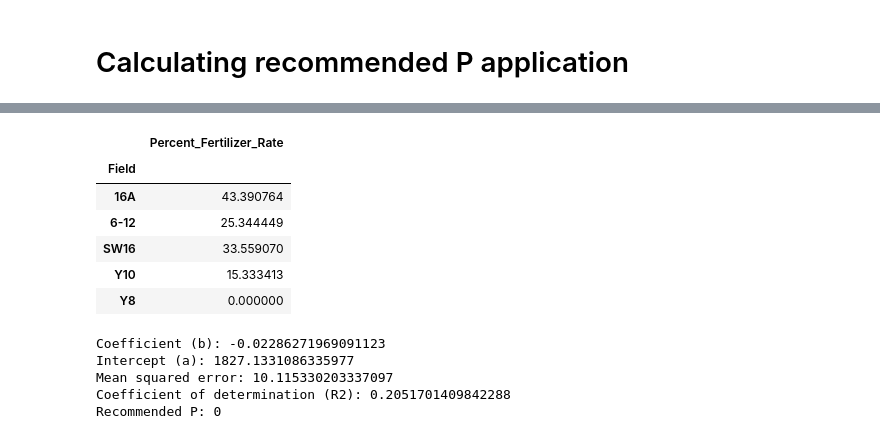
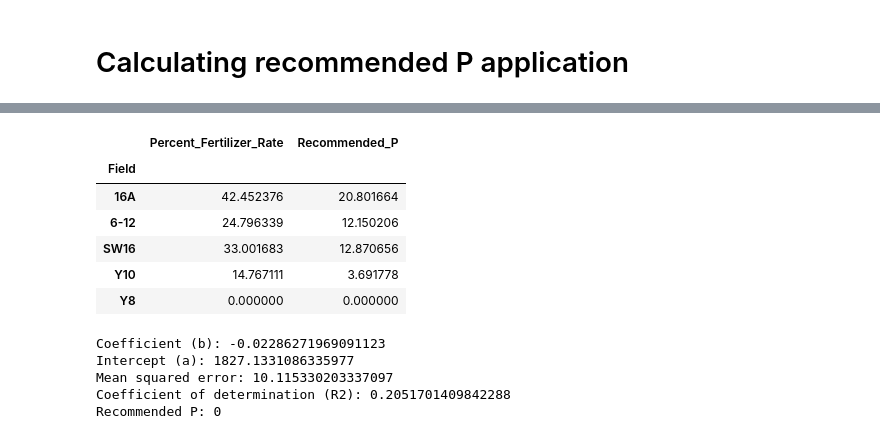
Before and after one commit to bo-maxwell-stevens/temple-phosphorus, a Jupyter notebook: 07_plotting_full_scinet_rf_output_zones.ipynb, the cells around one changed output, grey strips where cells are left out. Saved outputs shown, nothing was run; the diff lists cells and outputs as text; code cells hidden in the pictures.

```diff
--- a/07_plotting_full_scinet_rf_output_zones.ipynb
+++ b/07_plotting_full_scinet_rf_output_zones.ipynb
@@ -384,7 +384,7 @@ for field in fields:
         field_year_df = plotting_df[(plotting_df['field'] == field) & (plotting_df['year'] == year)].copy()
 
         # Convert units to metric
-        field_year_df.loc[:, 'x_metric'] = field_year_df['x']*0.45359/0.0404686
+        field_year_df.loc[:, 'x_metric'] = field_year_df['x']*0.45359/0.0404686 * 0.436
 
         # Extract x (P rate) and y (Yield)
         X = field_year_df['x_metric'].values.reshape(-1, 1)
@@ -439,25 +439,33 @@ recommended_P_df[['Field','Recommended_P']].groupby(['Field']).mean()
 | Y8 | 0.000000 |
 # %%
 # Treatments dictionary with medium treatment value for each field
+# treatments = {
+#     "16A": {"Medium": {"value": 22.5}},
+#     "6-12": {"Medium": {"value": 22.5}},
+#     "Y10": {"Medium": {"value": 11.3}},
+#     "Y8": {"Medium": {"value": 6.8}},
+#     "SW16": {"Medium": {"value": 18}}
+# }
 treatments = {
-    "16A": {"Medium": {"value": 22.5}},
-    "6-12": {"Medium": {"value": 22.5}},
-    "Y10": {"Medium": {"value": 11.3}},
-    "Y8": {"Medium": {"value": 6.8}},
-    "SW16": {"Medium": {"value": 18}}
+    "16A": {"Medium": {"value": 49}},
+    "6-12": {"Medium": {"value": 49}},
+    "Y10": {"Medium": {"value": 25}},
+    "Y8": {"Medium": {"value": 15}},
+    "SW16": {"Medium": {"value": 39}}
 }
 
-# Function to convert values to metric units
-def convert_to_metric(value):
-    return value * 0.45359 / 0.0404686
+# # Function to convert values to metric units
+# def convert_to_metric(value):
+#     return value * (0.45359 / 0.0404686)
 
-# Convert medium treatment values to metric units
-for field in treatments:
-    treatments[field]['Medium']['value'] = convert_to_metric(treatments[field]['Medium']['value'])
+# # Convert medium treatment values to metric units
+# for field in treatments:
+#     treatments[field]['Medium']['value'] = convert_to_metric(treatments[field]['Medium']['value'])
 
 # Add new columns to DataFrame
 recommended_P_df['Soil_Test_Recommended_P'] = recommended_P_df['Field'].map(lambda x: treatments.get(x, {}).get('Medium', {}).get('value', None))
 recommended_P_df['Percent_Fertilizer_Rate'] = (recommended_P_df['Recommended_P'] / recommended_P_df['Soil_Test_Recommended_P']) * 100
+recommended_P_df.loc[:, 'Recommended_P'] = recommended_P_df.loc[:, 'Recommended_P']
 
 recommended_P_df.to_csv('Output/Tables/Table S1.csv')
 (round(recommended_P_df, 2))
@@ -482,13 +490,16 @@ recommended_P_df.to_csv('Output/Tables/Table S1.csv')
 # %%
-recommended_P_df[['Field','Percent_Fertilizer_Rate']].groupby('Field').mean()
+output_df = recommended_P_df[['Field','Percent_Fertilizer_Rate']].groupby('Field').mean()
+output_df ['Recommended_P'] = recommended_P_df[['Field','Recommended_P']].groupby('Field').mean()['Recommended_P']
+output_df.to_csv('Output/Tables/Table S2.csv')
+output_df
 # %% [output]
-|  | Percent_Fertilizer_Rate |
-| Field |  |
-| 16A | 43.390764 |
-| 6-12 | 25.344449 |
-| SW16 | 33.559070 |
-| Y10 | 15.333413 |
-| Y8 | 0.000000 |
+|  | Percent_Fertilizer_Rate | Recommended_P |
+| Field |  |  |
+| 16A | 42.452376 | 20.801664 |
+| 6-12 | 24.796339 | 12.150206 |
+| SW16 | 33.001683 | 12.870656 |
+| Y10 | 14.767111 | 3.691778 |
+| Y8 | 0.000000 | 0.000000 |
 # %%
 import matplotlib.pyplot as plt
 import numpy as np
```
Also changed, not shown: parts of 5 cells of this notebook, 5 other files.
